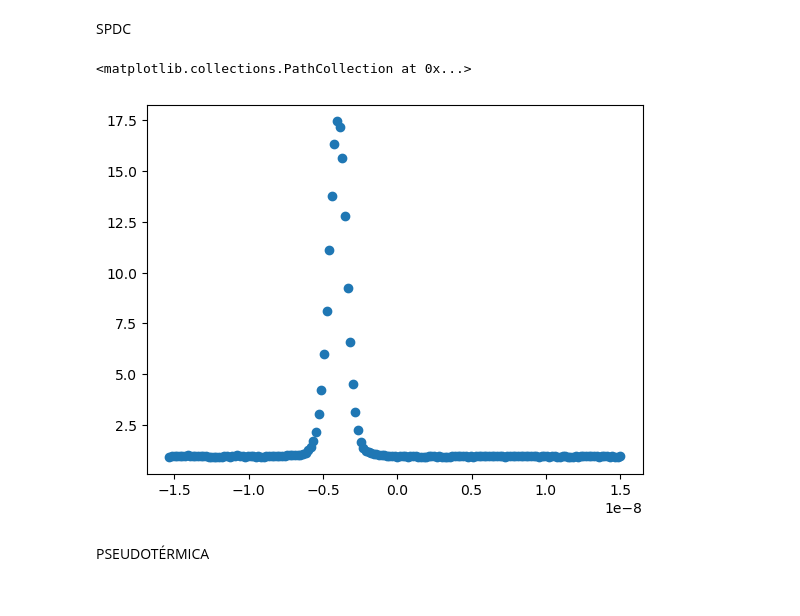
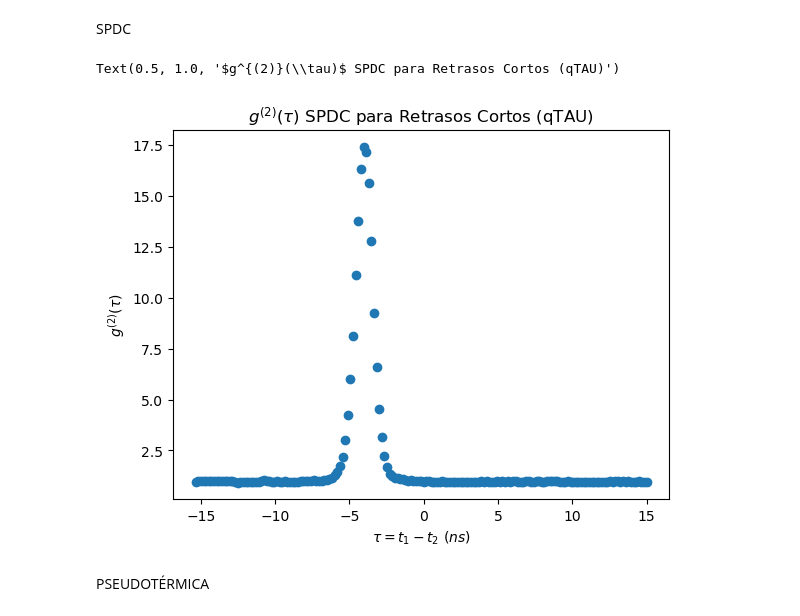
Before and after one commit to ThomasAnkhe/Quantum_Optics_Lab, a Jupyter notebook: 4.Correlation_function/Medicion_g(2).ipynb, the cells around one changed output. Drawn from its saved outputs; the diff is of its cells as text; code cells hidden in the pictures.

```diff
--- a/4.Correlation_function/Medicion_g(2).ipynb
+++ b/4.Correlation_function/Medicion_g(2).ipynb
@@ -122,10 +159,13 @@ SPDC_G2 = Excel_File("SPDC_G2.xlsx")
 SPDC_RATES = Excel_File("SPDC_RATES.xlsx")
 SPDC_SSH = Excel_File("SPDC_SSH.xlsx")
 # %%
-plt.scatter(SPDC_G2["tau (s) - HBT Measurement"], SPDC_G2["g^(2)(tau) - HBT Measurement"])
+plt.scatter(SPDC_G2["tau (s) - HBT Measurement"]*1e9, SPDC_G2["g^(2)(tau) - HBT Measurement"])
+plt.xlabel(r"$\tau = t_1 - t_2\ (ns)$")
+plt.ylabel(r"$g^{(2)}(\tau)$")
+plt.title(r"$g^{(2)}(\tau)$ SPDC para Retrasos Cortos (qTAU)")
 # %% [output]
-<matplotlib.collections.PathCollection at 0x...>
+Text(0.5, 1.0, '$g^{(2)}(\\tau)$ SPDC para Retrasos Cortos (qTAU)')
-[figure, old version]
+[figure, new version]
 # %% [markdown]
 PSEUDOTÉRMICA
 # %%
```
Also changed, not shown: parts of 8 cells of this notebook.
